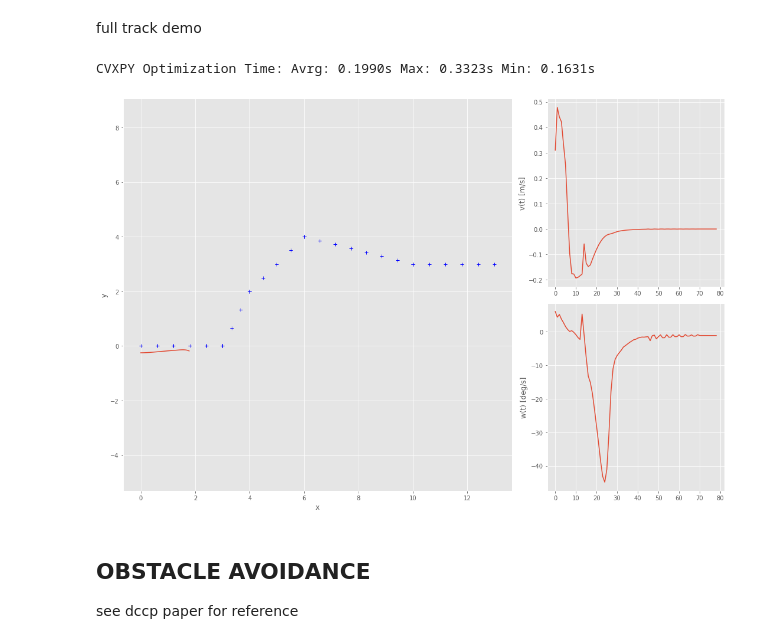
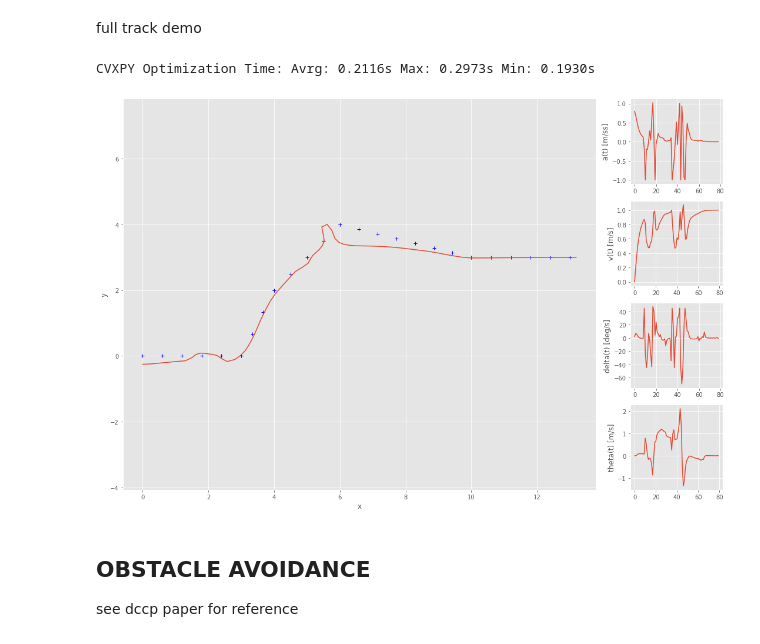
Before and after one commit to mcarfagno/mpc_python, a Jupyter notebook: notebooks/MPC_racecar.ipynb, the cells around one changed output. Cells and saved outputs as stored; diff of their text form; code cells hidden in the pictures.

Commit message:
master of plots

```diff
--- a/notebooks/MPC_racecar.ipynb
+++ b/notebooks/MPC_racecar.ipynb
@@ -643,7 +643,7 @@ u_sim = np.zeros((M,sim_duration-1))
 
 MAX_SPEED = 1.25
 MIN_SPEED = 0.75
-MAX_STEER = 1.57
+MAX_STEER = 1.57/2
 MAX_ACC = 1.0
 
 # Starting Condition
@@ -688,13 +688,14 @@ for sim_time in range(sim_duration-1):
         #cost += 30*cp.sum_squares(x[2,t]-np.arctan(df(x_bar[0,t],K))) # psi
         cost += 50*cp.sum_squares(x[3,t]-np.arctan(df(x_bar[0,t],K))) # psi
         cost += 20*cp.sum_squares(f(x_bar[0,t],K)-x[1,t]) # cte
+        cost += 10*cp.sum_squares(1.-x[2,t]) # desired v
 
         # Actuation rate of change
         if t < (T - 1):
-            cost += cp.quad_form(u[:, t + 1] - u[:, t], 100*np.eye(M))
+            cost += cp.quad_form(u[:, t + 1] - u[:, t], 10*np.eye(M))
 
         # Actuation effort
-        cost += cp.quad_form( u[:, t],1*np.eye(M))
+        cost += cp.quad_form( u[:, t],10*np.eye(M))
 
         # Kinrmatics Constrains (Linearized model)
         A,B,C=get_linear_model(x_bar[:,t],u_bar[:,t])
@@ -731,32 +732,40 @@ print("CVXPY Optimization Time: Avrg: {:.4f}s Max: {:.4f}s Min: {:.4f}s".format(
                                                                                 np.max(opt_time),
                                                                                 np.min(opt_time)))
 # %% [output]
-CVXPY Optimization Time: Avrg: 0.1990s Max: 0.3323s Min: 0.1631s
+CVXPY Optimization Time: Avrg: 0.2116s Max: 0.2973s Min: 0.1930s
 # %%
 #plot trajectory
-grid = plt.GridSpec(2, 3)
+grid = plt.GridSpec(4, 5)
 
 plt.figure(figsize=(15,10))
 
-plt.subplot(grid[0:2, 0:2])
+plt.subplot(grid[0:4, 0:4])
 plt.plot(track[0,:],track[1,:],"b+")
 plt.plot(x_sim[0,:],x_sim[1,:])
 plt.axis("equal")
 plt.ylabel('y')
 plt.xlabel('x')
 
-plt.subplot(grid[0, 2])
+plt.subplot(grid[0, 4])
 plt.plot(u_sim[0,:])
+plt.ylabel('a(t) [m/ss]')
+
+plt.subplot(grid[1, 4])
+plt.plot(x_sim[2,:])
 plt.ylabel('v(t) [m/s]')
 
-plt.subplot(grid[1, 2])
+plt.subplot(grid[2, 4])
 plt.plot(np.degrees(u_sim[1,:]))
-plt.ylabel('w(t) [deg/s]')
+plt.ylabel('delta(t) [deg/s]')
+
+plt.subplot(grid[3, 4])
+plt.plot(x_sim[3,:])
+plt.ylabel('theta(t) [m/s]')
 
 plt.tight_layout()
 plt.show()
 # %% [output]
-[figure, old version]
+[figure, new version]
 # %% [markdown]
 ## OBSTACLE AVOIDANCE
 see dccp paper for reference
```
Also changed, not shown: parts of 8 cells of this notebook, 1 other file.
